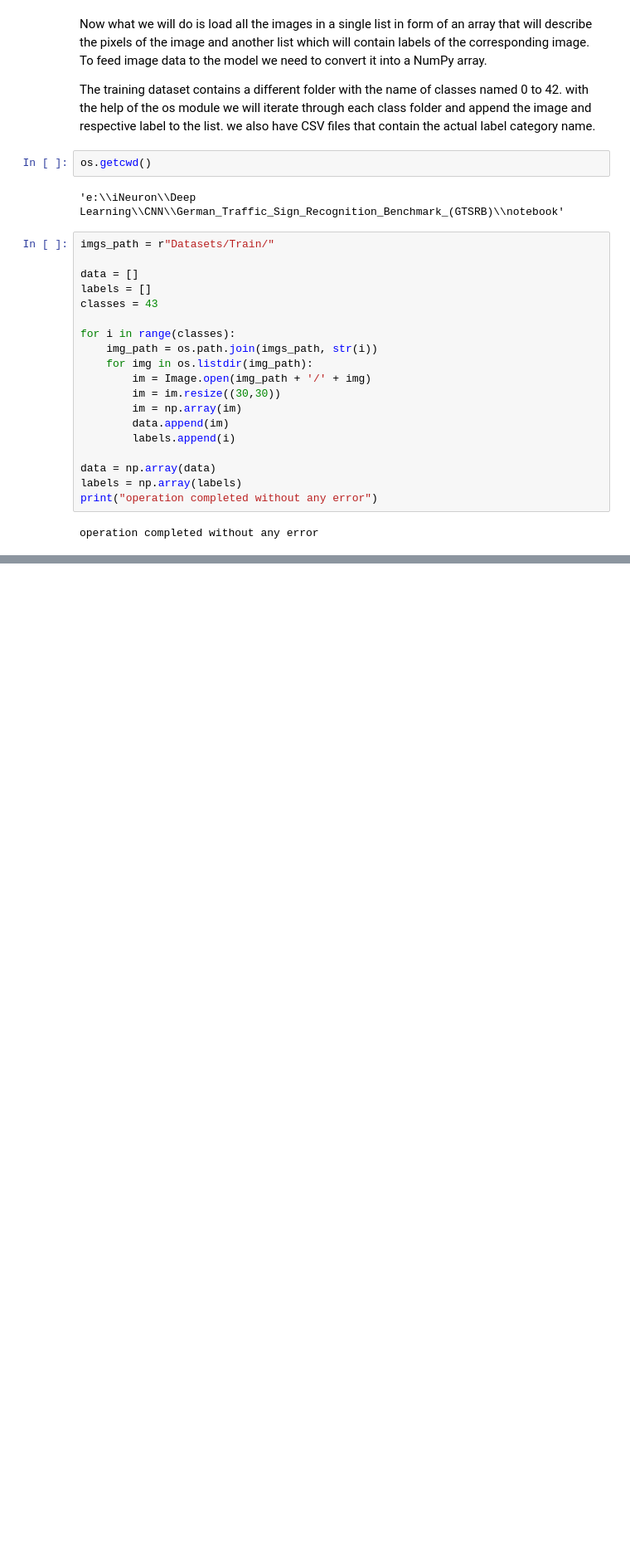
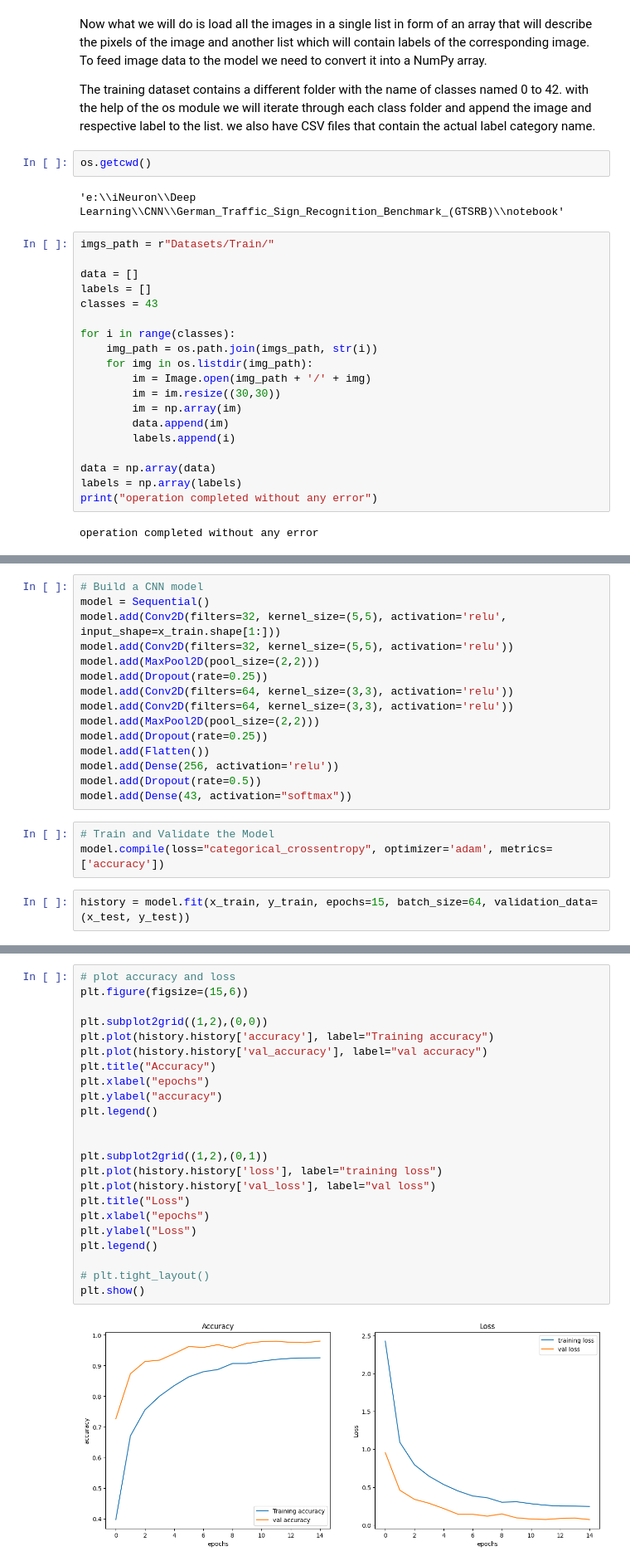
Before and after one commit to Akshay-Paunikar/German_Traffic_Sign_Recognition_Benchmark_GTSRB_CNN_PROJECT, a Jupyter notebook: notebook/GTSRB_CNN_Project.ipynb, the cells around one changed output, grey strips where cells are left out. Shown at 83% size. Cells and saved outputs as stored; diff of their text form; blank space fills up the shorter version.

```diff
--- a/notebook/GTSRB_CNN_Project.ipynb
+++ b/notebook/GTSRB_CNN_Project.ipynb
@@ -61,0 +100,20 @@ i
+# %%
+# Build a CNN model
+model = Sequential()
+model.add(Conv2D(filters=32, kernel_size=(5,5), activation='relu', input_shape=x_train.shape[1:]))
+model.add(Conv2D(filters=32, kernel_size=(5,5), activation='relu'))
+model.add(MaxPool2D(pool_size=(2,2)))
+model.add(Dropout(rate=0.25))
+model.add(Conv2D(filters=64, kernel_size=(3,3), activation='relu'))
+model.add(Conv2D(filters=64, kernel_size=(3,3), activation='relu'))
+model.add(MaxPool2D(pool_size=(2,2)))
+model.add(Dropout(rate=0.25))
+model.add(Flatten())
+model.add(Dense(256, activation='relu'))
+model.add(Dropout(rate=0.5))
+model.add(Dense(43, activation="softmax"))
+# %%
+# Train and Validate the Model
+model.compile(loss="categorical_crossentropy", optimizer='adam', metrics=['accuracy'])
+# %%
+history = model.fit(x_train, y_train, epochs=15, batch_size=64, validation_data=(x_test, y_test))
@@ -61,0 +138,25 @@ i
+# %%
+# plot accuracy and loss
+plt.figure(figsize=(15,6))
+
+plt.subplot2grid((1,2),(0,0))
+plt.plot(history.history['accuracy'], label="Training accuracy")
+plt.plot(history.history['val_accuracy'], label="val accuracy")
+plt.title("Accuracy")
+plt.xlabel("epochs")
+plt.ylabel("accuracy")
+plt.legend()
+
+
+plt.subplot2grid((1,2),(0,1))
+plt.plot(history.history['loss'], label="training loss")
+plt.plot(history.history['val_loss'], label="val loss")
+plt.title("Loss")
+plt.xlabel("epochs")
+plt.ylabel("Loss")
+plt.legend()
+
+# plt.tight_layout()
+plt.show()
+# %% [output]
+[figure, added]
```
Also changed, not shown: parts of 11 cells of this notebook, 1 other file.
